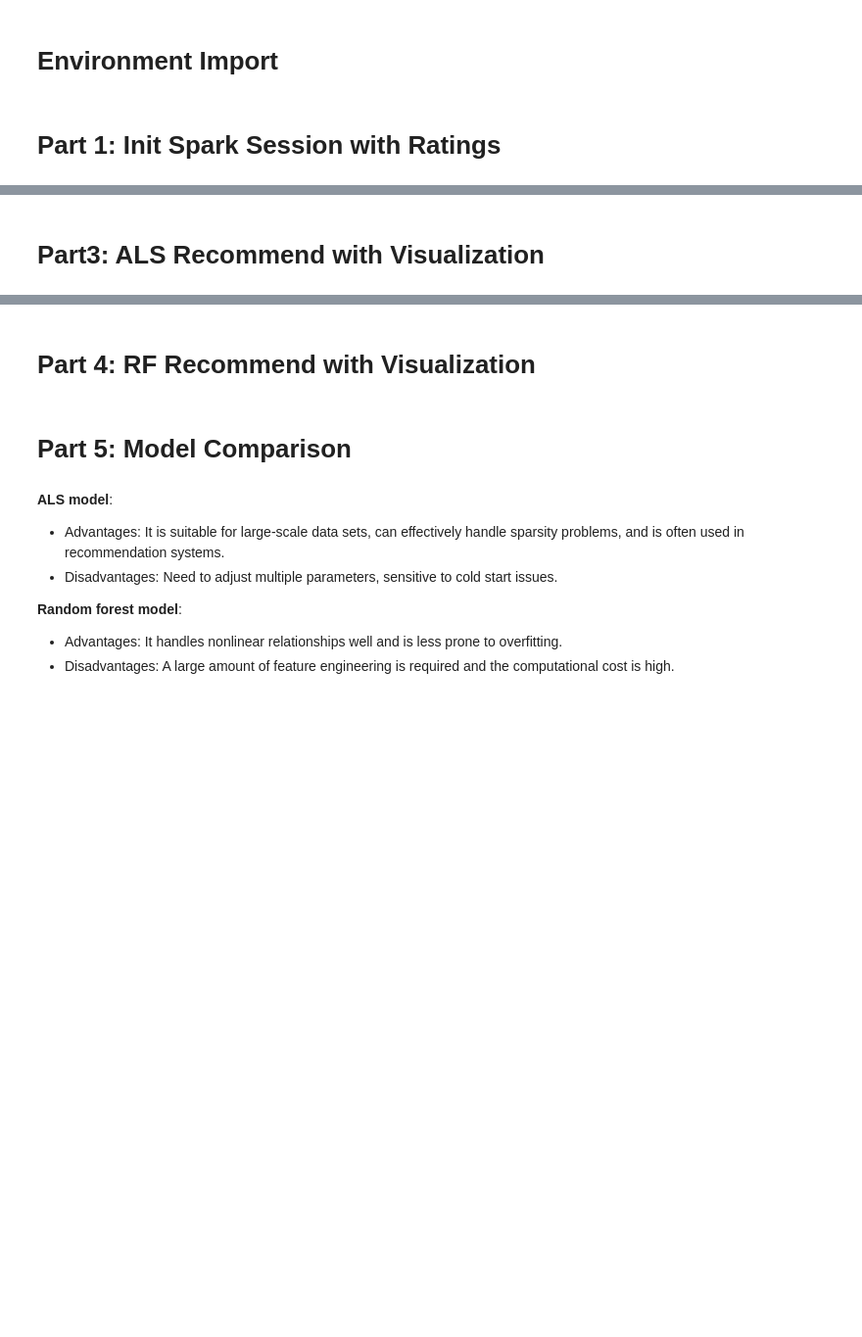
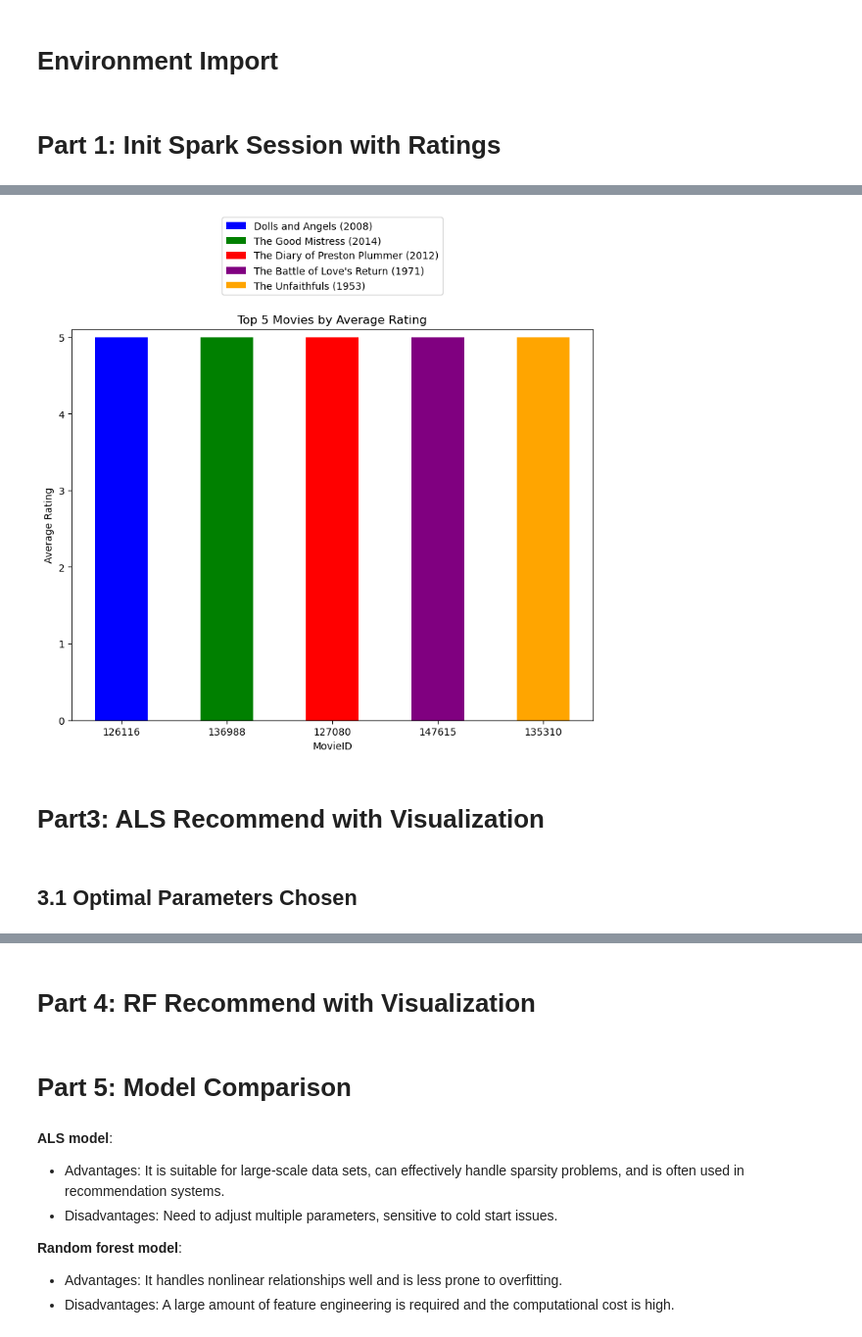
Before and after one commit to Data-Insignt/CineSpark-Insights, a Jupyter notebook: experiment.ipynb, the cells around one changed output, grey strips where cells are left out. Shown at 98% size. Saved outputs shown, nothing was run; the diff lists cells and outputs as text; code cells hidden in the pictures; blank space fills up the shorter version.

```diff
--- a/experiment.ipynb
+++ b/experiment.ipynb
@@ -99,5 +107,53 @@ basic_recommend(spark, ratings_df)
+# %%
+def basic_recommend_visualization(top_movies):
+    # Convert Spark DataFrame to Pandas DataFrame for plotting
+    top_movies_pd = top_movies.toPandas()
+
+    # Define colors for each movie (you can customize this)
+    colors = ['blue', 'green', 'red', 'purple', 'orange']
+
+    # Create a figure and axis
+    fig, ax = plt.subplots(figsize=(8, 8))
+
+    # Plot each movie as a separate bar
+    for i, row in enumerate(top_movies_pd.itertuples(), start=1):
+        movie_id = row.movieId
+        movie_title = row.title
+        avg_rating = row.avg_rating  # Use the column name 'avg_rating'
+        color = colors[i - 1]
+
+        # Plot the bar with the movie title as label
+        ax.bar(str(movie_id), avg_rating, width=0.5, color=color, label=movie_title)
+
+    # Set labels and title
+    ax.set_xlabel('MovieID')
+    ax.set_ylabel('Average Rating')
+    ax.set_title('Top 5 Movies by Average Rating')
+
+    # Ensure that the top of the bars are within the visible range of the plot
+    plt.ylim(0, 5.1)
+
+    # Rotate movie titles for better visibility
+    plt.xticks()
+
+    # Add a legend to explain the colors
+    ax.legend(loc='upper center', bbox_to_anchor=(0.5, 1.3))
+
+    # Show the plot
+    plt.tight_layout()
+    plt.show()
+
+    # Close the plt object to free memory
+    plt.close()
+
+
+basic_recommend_visualization(top_movies)
+# %% [output]
+[figure, added]
 # %% [markdown]
 # Part3: ALS Recommend with Visualization
+# %% [markdown]
+## 3.1 Optimal Parameters Chosen
 # %%
 def als_recommend(spark, ratings_df):
     """
```
Also changed, not shown: parts of 9 cells of this notebook, 1 other file.
